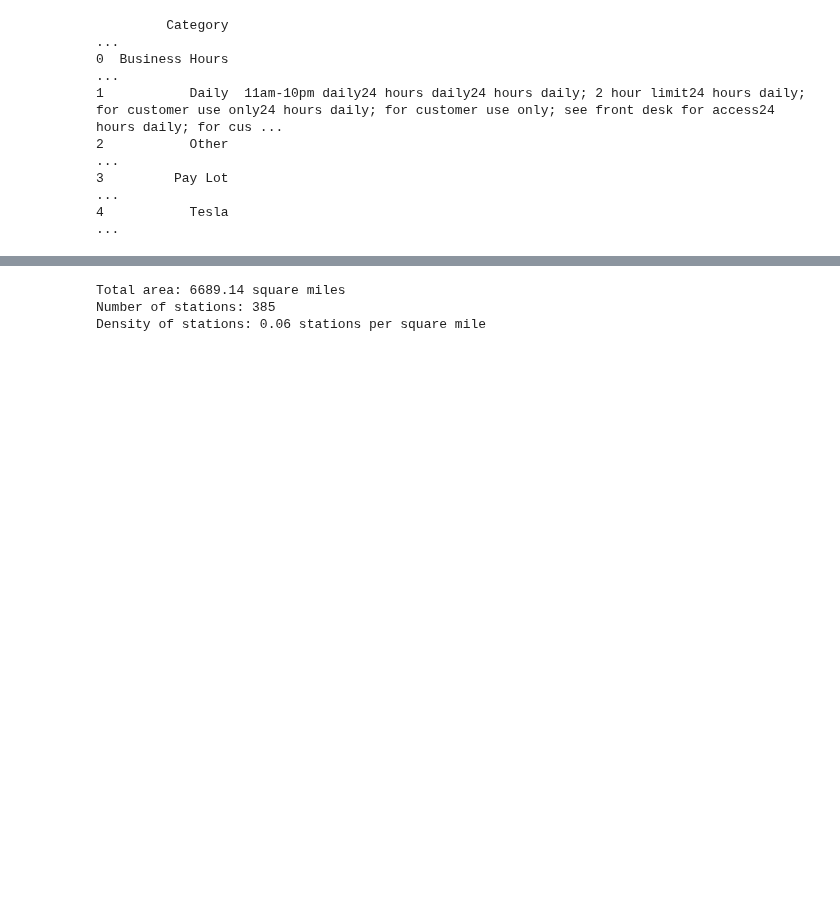
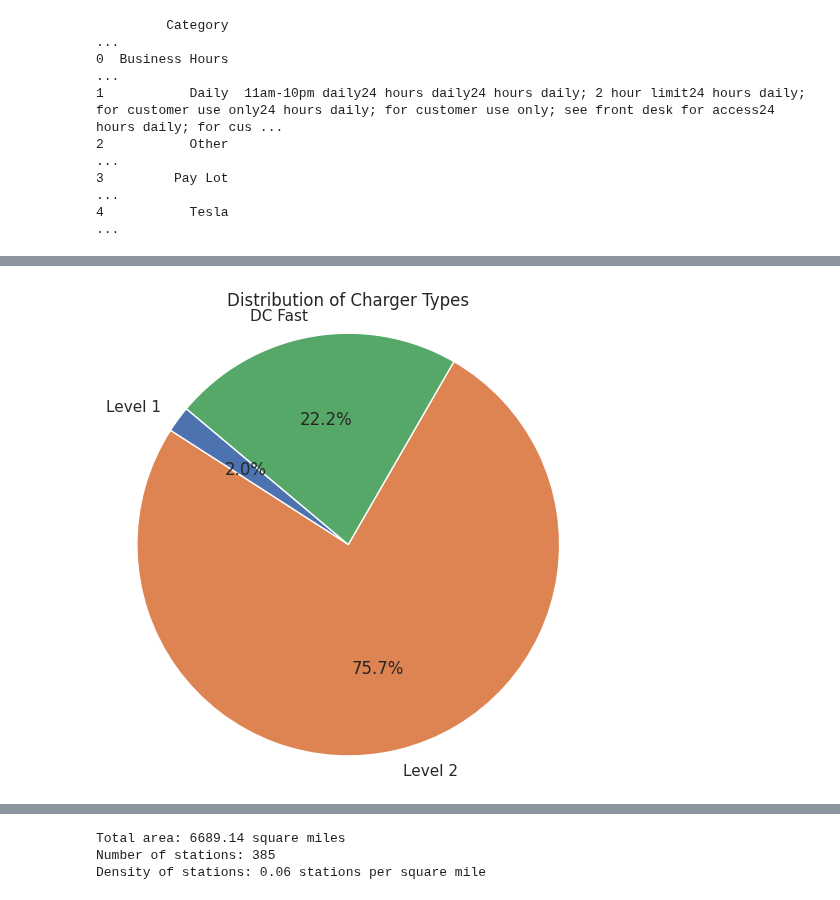
Before and after one commit to Hillal-cell/EV_Station, a Jupyter notebook: final_project.ipynb, the cells around one changed output, grey strips where cells are left out. Saved outputs shown, nothing was run; the diff lists cells and outputs as text; code cells hidden in the pictures; blank space fills up the shorter version.

```diff
--- a/final_project.ipynb
+++ b/final_project.ipynb
@@ -282,0 +287,23 @@ plt.show()
+# %%
+import pandas as pd
+import folium
+from folium.plugins import HeatMap
+import matplotlib.pyplot as plt
+import seaborn as sns
+
+#suming up the levels
+level1_count = df['EV_Level1_EVSE_Num'].sum()
+level2_count = df['EV_Level2_EVSE_Num'].sum()
+dc_fast_count = df['EV_DC_Fast_Count'].sum()
+
+counts = [level1_count, level2_count, dc_fast_count]
+labels = ['Level 1', 'Level 2', 'DC Fast']
+
+# Create a pie chart using Matplotlib
+plt.figure(figsize=(6, 6))  # Adjust figure size as desired
+plt.pie(counts, labels=labels, autopct="%1.1f%%", startangle=140)
+plt.title('Distribution of Charger Types')
+plt.axis('equal')  # Equal aspect ratio for a circular pie chart
+plt.show()
+# %% [output]
+[figure, added]
```
Also changed, not shown: parts of 15 cells of this notebook.
